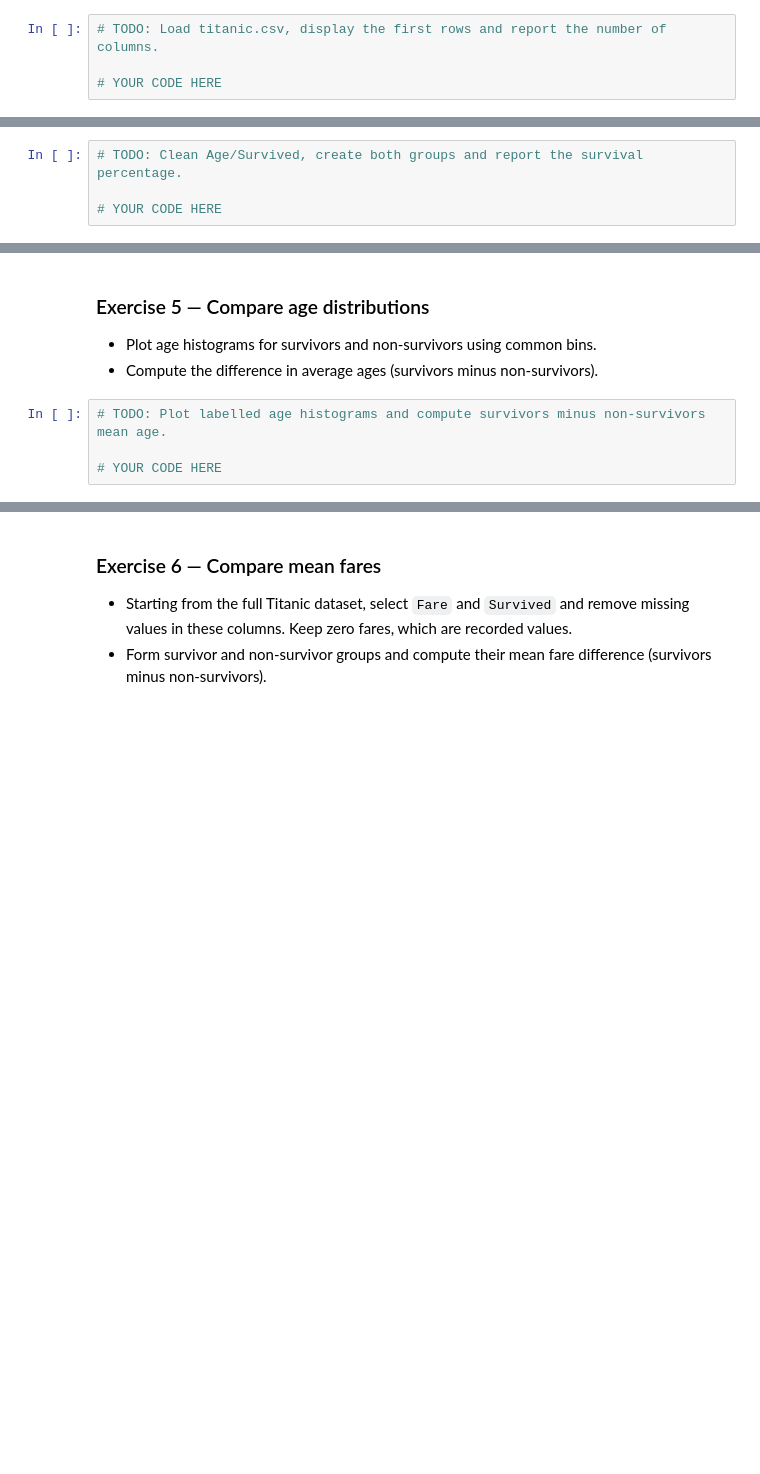
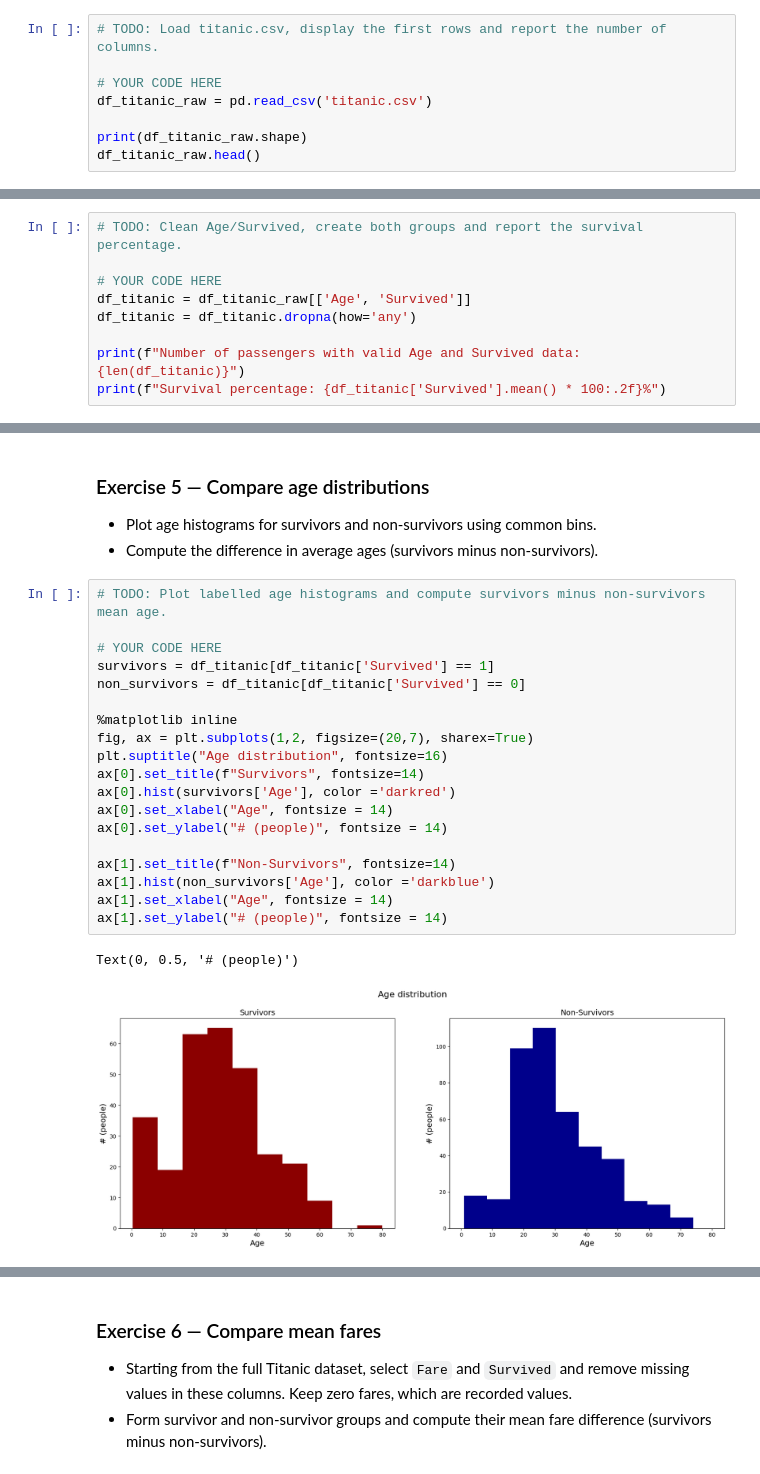
Before and after one commit to 10732003/FundamentalLearningEPFL, a Jupyter notebook: TP1/TP1_exercise.ipynb, the cells around one changed output, grey strips where cells are left out. Saved outputs shown, nothing was run; the diff lists cells and outputs as text; blank space fills up the shorter version.

```diff
--- a/TP1/TP1_exercise.ipynb
+++ b/TP1/TP1_exercise.ipynb
@@ -277,3 +390,7 @@ Apply the methods from Part 1. For each inferential result, state which populati
 # TODO: Load titanic.csv, display the first rows and report the number of columns.
 
 # YOUR CODE HERE
+df_titanic_raw = pd.read_csv('titanic.csv')
+
+print(df_titanic_raw.shape)
+df_titanic_raw.head()
@@ -287,3 +412,8 @@ Apply the methods from Part 1. For each inferential result, state which populati
 # TODO: Clean Age/Survived, create both groups and report the survival percentage.
 
 # YOUR CODE HERE
+df_titanic = df_titanic_raw[['Age', 'Survived']]
+df_titanic = df_titanic.dropna(how='any')
+
+print(f"Number of passengers with valid Age and Survived data: {len(df_titanic)}")
+print(f"Survival percentage: {df_titanic['Survived'].mean() * 100:.2f}%")
@@ -295,4 +428,22 @@ Apply the methods from Part 1. For each inferential result, state which populati
 # %%
 # TODO: Plot labelled age histograms and compute survivors minus non-survivors mean age.
 
 # YOUR CODE HERE
+survivors = df_titanic[df_titanic['Survived'] == 1]
+non_survivors = df_titanic[df_titanic['Survived'] == 0]
+
+%matplotlib inline
+fig, ax = plt.subplots(1,2, figsize=(20,7), sharex=True)
+plt.suptitle("Age distribution", fontsize=16)
+ax[0].set_title(f"Survivors", fontsize=14)
+ax[0].hist(survivors['Age'], color ='darkred')
+ax[0].set_xlabel("Age", fontsize = 14)
+ax[0].set_ylabel("# (people)", fontsize = 14)
+
+ax[1].set_title(f"Non-Survivors", fontsize=14)
+ax[1].hist(non_survivors['Age'], color ='darkblue')
+ax[1].set_xlabel("Age", fontsize = 14)
+ax[1].set_ylabel("# (people)", fontsize = 14)
+# %% [output]
+Text(0, 0.5, '# (people)')
+[figure, added]
```
Also changed, not shown: parts of 33 cells of this notebook.
